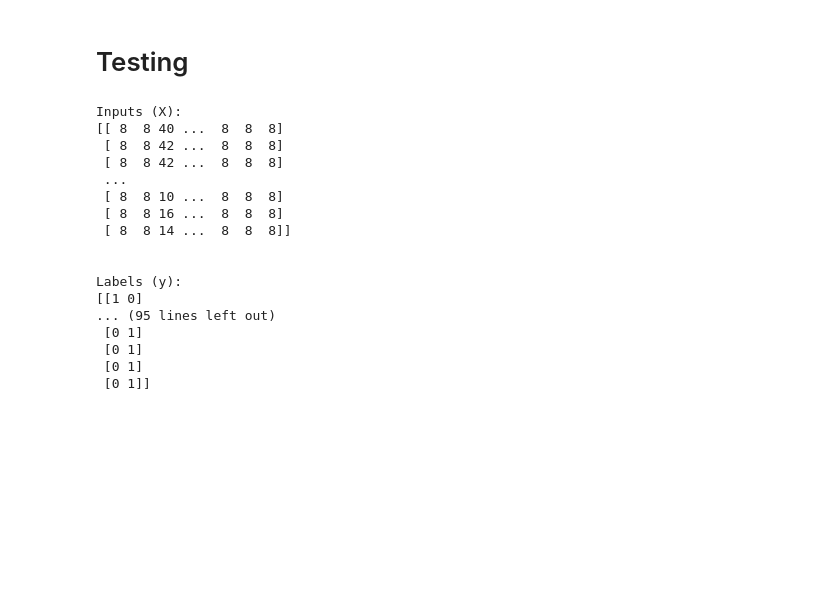
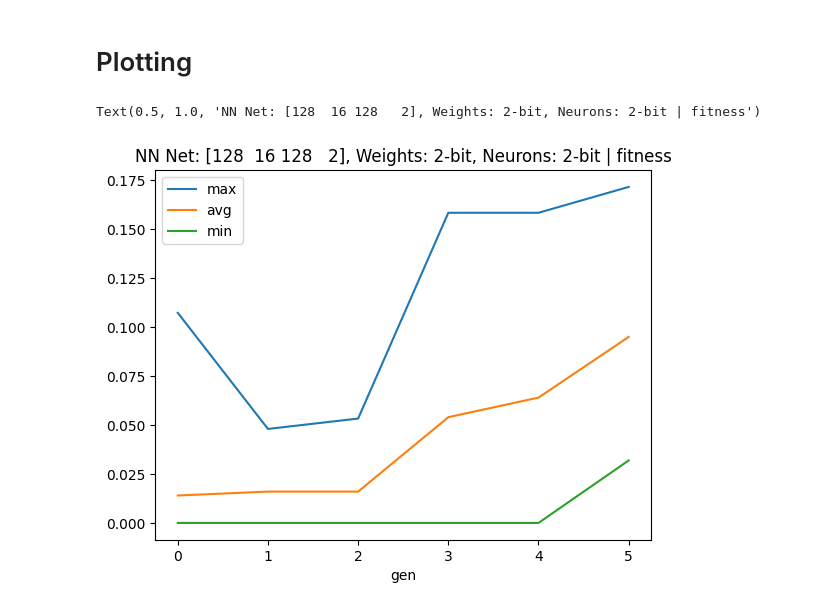
Before and after one commit to fzj-ica/HCL4BNN, a Jupyter notebook: example_run.ipynb, the cells around one changed output. Cells and saved outputs as stored; diff of their text form; code cells hidden in the pictures; blank space fills up the shorter version.

Commit message:
first plots, but the confusion matrix and the plots with the labels there is something wrong

```diff
--- a/example_run.ipynb
+++ b/example_run.ipynb
@@ -45,25 +43,16 @@ Best fitness: (np.float64(0.0), np.float64(0.0), np.float64(0.11236213235294118)
 GA run complete.
-# %% [markdown]
-# Testing
-# %%
-nn = NN((2, 8, 2), input=SiPMDataset())
-x, y = SiPMDataset().load_data()
-print(f"Inputs (X): \n{x}\n\n\nLabels (y): \n{y}\n\n\n")
-# %% [output]
-Inputs (X):
-[[ 8  8 40 ...  8  8  8]
- [ 8  8 42 ...  8  8  8]
- [ 8  8 42 ...  8  8  8]
- ...
- [ 8  8 10 ...  8  8  8]
- [ 8  8 16 ...  8  8  8]
- [ 8  8 14 ...  8  8  8]]
-
-
-Labels (y):
-[[1 0]
-... (95 lines left out)
- [0 1]
- [0 1]
- [0 1]
- [0 1]]
+# %% [markdown]
+# Plotting
+# %%
+import pandas as pd
+import numpy as np
+import matplotlib.pyplot as plt
+
+# Publication
+plt.rcParams['figure.dpi'] = 100
+plt.rcParams['axes.facecolor']='white'
+plt.rcParams['figure.facecolor']='white'
+
+plt.rcParams['savefig.facecolor']='white'
+
+%matplotlib inline
@@ -69,0 +61,6 @@ Labels (y):
+# %%
+pd.DataFrame(log.chapters['fitness']).plot("gen", ["max","avg","min"])
+plt.title(f"{nn} | fitness")
+# %% [output]
+Text(0.5, 1.0, 'NN Net: [128  16 128   2], Weights: 2-bit, Neurons: 2-bit | fitness')
+[figure, added]
```
Also changed, not shown: parts of 11 cells of this notebook, 2 other files.
